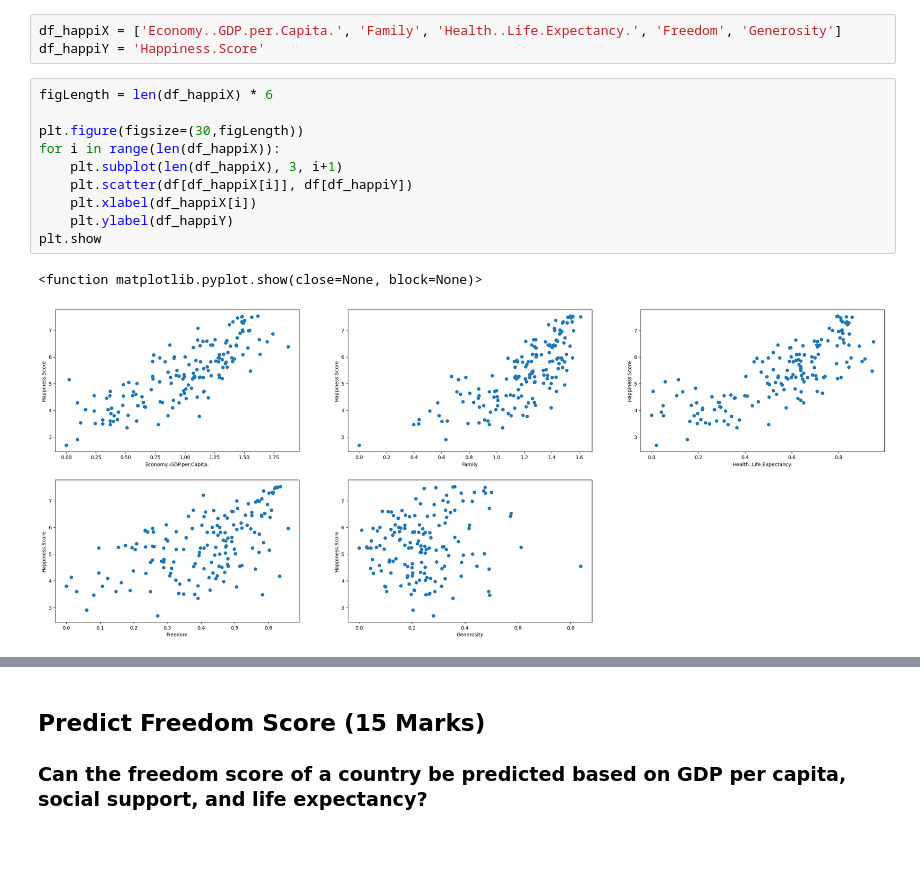
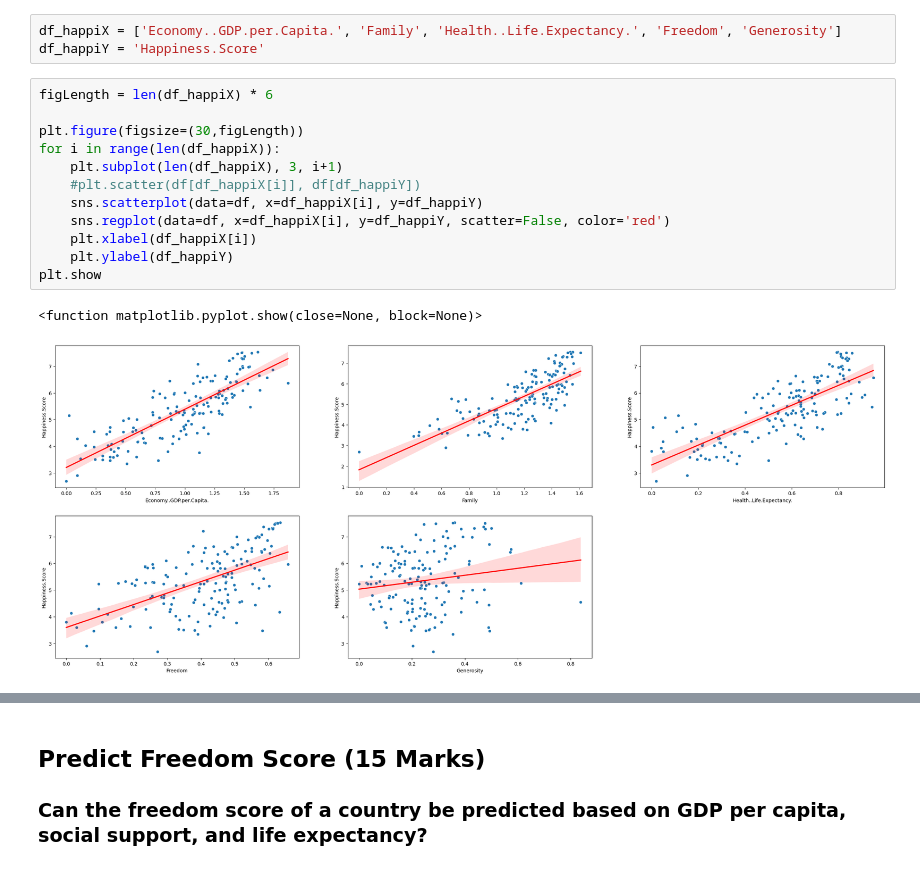
Before and after one commit to Vovegog/IBE400---Group-Project, a Jupyter notebook: groupProject.ipynb, the cells around one changed output, grey strips where cells are left out. Cells and saved outputs as stored; diff of their text form.

```diff
--- a/groupProject.ipynb
+++ b/groupProject.ipynb
@@ -325,13 +318,15 @@ df_happiY = 'Happiness.Score'
 # %%
 figLength = len(df_happiX) * 6
 
 plt.figure(figsize=(30,figLength))
 for i in range(len(df_happiX)):
     plt.subplot(len(df_happiX), 3, i+1)
-    plt.scatter(df[df_happiX[i]], df[df_happiY])
+    #plt.scatter(df[df_happiX[i]], df[df_happiY])
+    sns.scatterplot(data=df, x=df_happiX[i], y=df_happiY)
+    sns.regplot(data=df, x=df_happiX[i], y=df_happiY, scatter=False, color='red')
     plt.xlabel(df_happiX[i])
     plt.ylabel(df_happiY)
 plt.show
 # %% [output]
 <function matplotlib.pyplot.show(close=None, block=None)>
-[figure, old version]
+[figure, new version]
```
Also changed, not shown: parts of 11 cells of this notebook.
